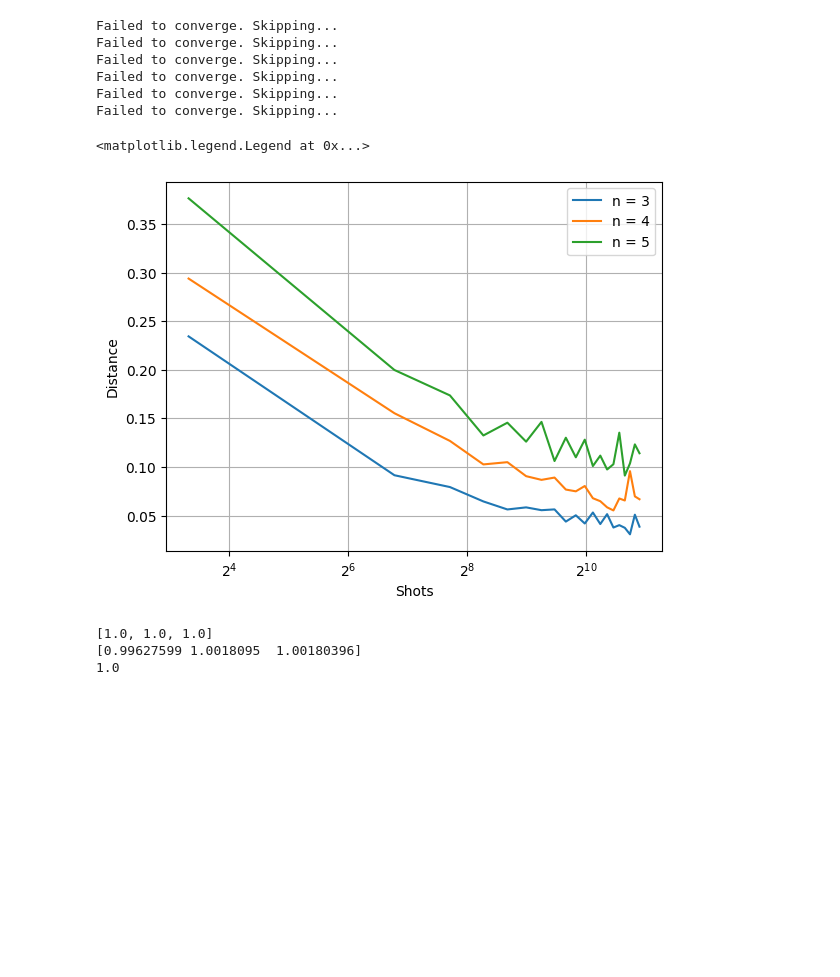
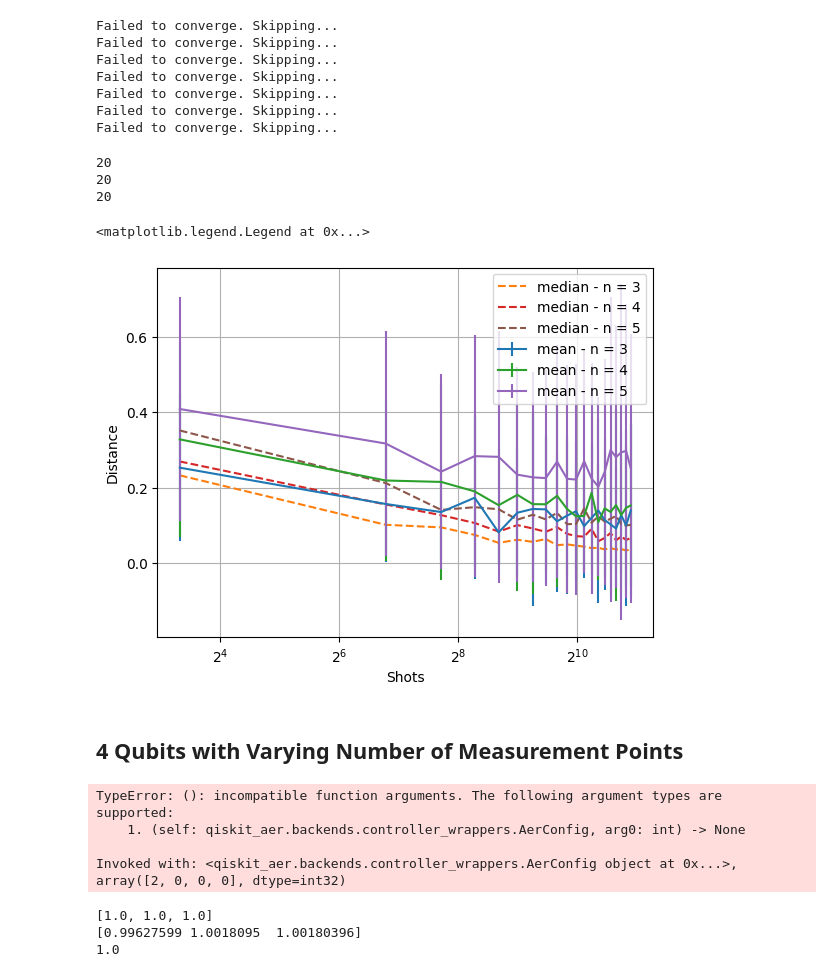
Before and after one commit to Davidkatom/Crosstalk, a Jupyter notebook: CosineFit.ipynb, the cells around one changed output. Drawn from its saved outputs; the diff is of its cells as text; code cells hidden in the pictures; blank space fills up the shorter version.

```diff
--- a/CosineFit.ipynb
+++ b/CosineFit.ipynb
@@ -44,7 +41,10 @@ shots = np.arange(10, 2000, 100)
 delay = np.linspace(0, 2 * np.pi, measurements)
 repetitions = 100
 for n in range(2, 6):  #qubits
-    shot_list = []
+    shot_list = {}
+    median_dist_for_shots = []
+    mean_dist_for_shots = []
+    std_dist_for_shots = []
     for s in shots:
         rep_list = []
         for rep in range(repetitions):
@@ -54,8 +54,16 @@ for n in range(2, 6):  #qubits
                 delay_list.append(RamseyExperiment(n, t, s // measurements, J=J))
             ramseyBatch = RamseyBatch(delay_list)
             rep_list.append(ramseyBatch)
-        mean_dist_for_shots = np.median([rep_list[i].dist for i in range(len(rep_list))])
-        shot_list.append(mean_dist_for_shots)
+
+        median_dist_for_shots.append(np.median([rep_list[i].dist for i in range(len(rep_list))]))
+        mean_dist_for_shots.append(np.mean([rep_list[i].dist for i in range(len(rep_list))]))
+        std_dist_for_shots.append(np.std([rep_list[i].dist for i in range(len(rep_list))]))
+
+        shot_list["mean"] = mean_dist_for_shots
+        shot_list["std"] = std_dist_for_shots
+        shot_list["median"] = median_dist_for_shots
+
+
     exp.append(shot_list)
 # %% [output]
 Failed to converge. Skipping...
@@ -64,16 +72,64 @@ Failed to converge. Skipping...
 Failed to converge. Skipping...
 Failed to converge. Skipping...
 Failed to converge. Skipping...
+Failed to converge. Skipping...
 # %%
 plt.grid()
 plt.ylabel('Distance')
 plt.xlabel('Shots')
 #plt.ylim(0, 0.1)
 for i in range(1, len(exp)):
     dist = exp[i]
-    plt.plot(shots, dist, label=f'n = {str(i + 2)}')
+    print(len(dist["mean"]))
+    plt.errorbar(shots, dist["mean"],yerr=dist["std"], linestyle='-',  label=f'mean - n = {str(i + 2)}')
+    plt.plot(shots, dist["median"], linestyle='--', label=f'median - n = {str(i + 2)}')
 plt.xscale('log', base=2)
 plt.legend()
 # %% [output]
-<matplotlib.legend.Legend at 0x...>
+20
+20
+20
+<matplotlib.legend.Legend at 0x...>
-[figure, old version]
+[figure, new version]
+# %% [markdown]
+## 4 Qubits with Varying Number of Measurement Points
+# %%
+import random
+from ramsey_experiment import RamseyExperiment
+from ramsey_experiment import RamseyBatch
+
+exp = []
+measurements = np.arange(5,40,10)
+
+shots = np.arange(10, 2000, 100)
+repetitions = 50
+for n in measurements:  #qubits
+    shot_list = {}
+    for s in shots:
+        rep_list = {}
+        median_dist_for_shots = []
+        mean_dist_for_shots = []
+        std_dist_for_shots = []
+        for rep in range(repetitions):
+            J = [random.gauss(1, 0.1) for _ in range(n)]
+            delay_list = []
+            delay = np.linspace(0, 2 * np.pi, n)
+            for t in delay:
+                delay_list.append(RamseyExperiment(4, t, s // measurements, J=J))
+            ramseyBatch = RamseyBatch(delay_list)
+            rep_list.append(ramseyBatch)
+        median_dist_for_shots.append(np.median([rep_list[i].dist for i in range(len(rep_list))]))
+        mean_dist_for_shots.append(np.mean([rep_list[i].dist for i in range(len(rep_list))]))
+        std_dist_for_shots.append(np.std([rep_list[i].dist for i in range(len(rep_list))]))
+
+        shot_list["mean"] = mean_dist_for_shots
+        shot_list["std"] = std_dist_for_shots
+        shot_list["median"] = median_dist_for_shots
+
+
+    exp.append(shot_list)
+# %% [output]
+TypeError: (): incompatible function arguments. The following argument types are supported:
+    1. (self: qiskit_aer.backends.controller_wrappers.AerConfig, arg0: int) -> None
+
+Invoked with: <qiskit_aer.backends.controller_wrappers.AerConfig object at 0x...>, array([2, 0, 0, 0], dtype=int32)
```
Also changed, not shown: parts of 2 cells of this notebook.
